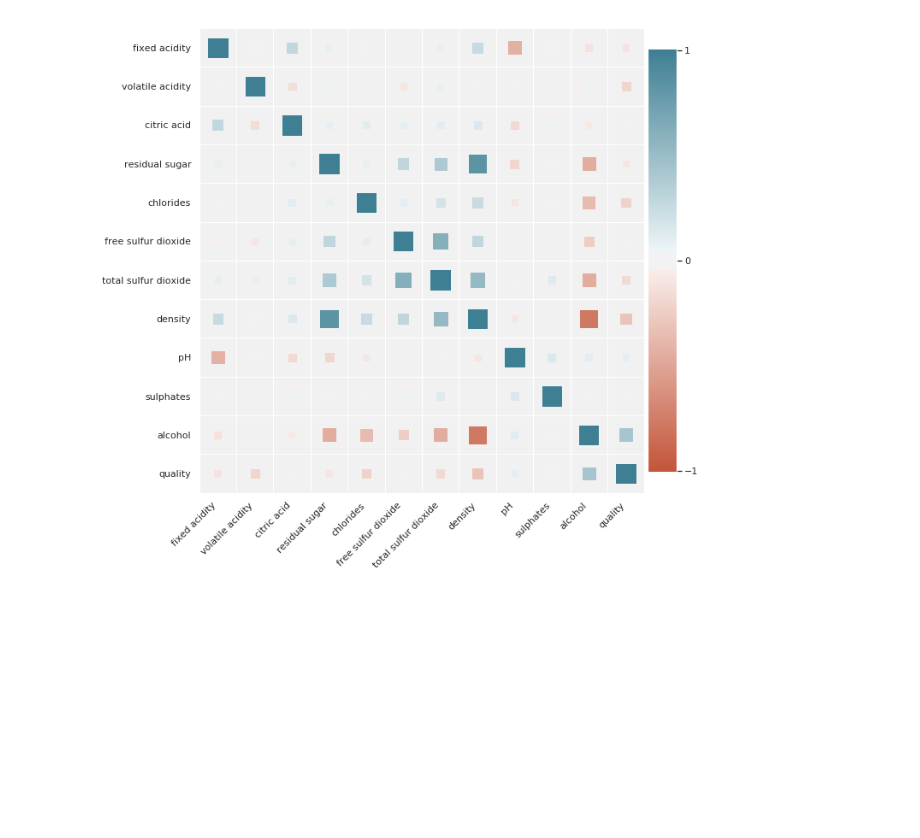
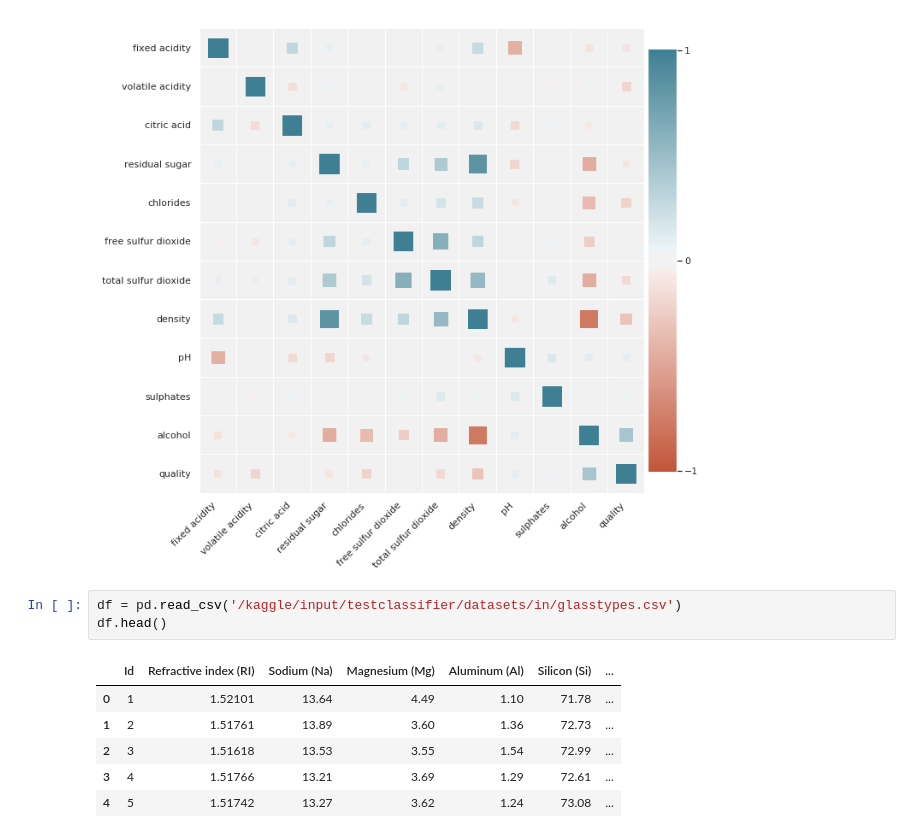
Before and after one commit to mariamingallonMM/AI-ML-W6-classifier, a Jupyter notebook: ai-columbiax-ml-w6-k-class-bayes-classifier.ipynb, the cells around one changed output. Saved outputs shown, nothing was run; the diff lists cells and outputs as text; blank space fills up the shorter version.

```diff
--- a/ai-columbiax-ml-w6-k-class-bayes-classifier.ipynb
+++ b/ai-columbiax-ml-w6-k-class-bayes-classifier.ipynb
@@ -209,3 +211,13 @@ plt.figure(figsize=(10,10))
 corrplot(corr)
 # %% [output]
 [figure]
+# %%
+df = pd.read_csv('/kaggle/input/testclassifier/datasets/in/glasstypes.csv')
+df.head()
+# %% [output]
+|  | Id | Refractive index (RI) | Sodium (Na) | Magnesium (Mg) | Aluminum (Al) | Silicon (Si) | ... |
+| 0 | 1 | 1.52101 | 13.64 | 4.49 | 1.10 | 71.78 | ... |
+| 1 | 2 | 1.51761 | 13.89 | 3.60 | 1.36 | 72.73 | ... |
+| 2 | 3 | 1.51618 | 13.53 | 3.55 | 1.54 | 72.99 | ... |
+| 3 | 4 | 1.51766 | 13.21 | 3.69 | 1.29 | 72.61 | ... |
+| 4 | 5 | 1.51742 | 13.27 | 3.62 | 1.24 | 73.08 | ... |
```
Also changed, not shown: parts of 3 cells of this notebook, 5 other files.
